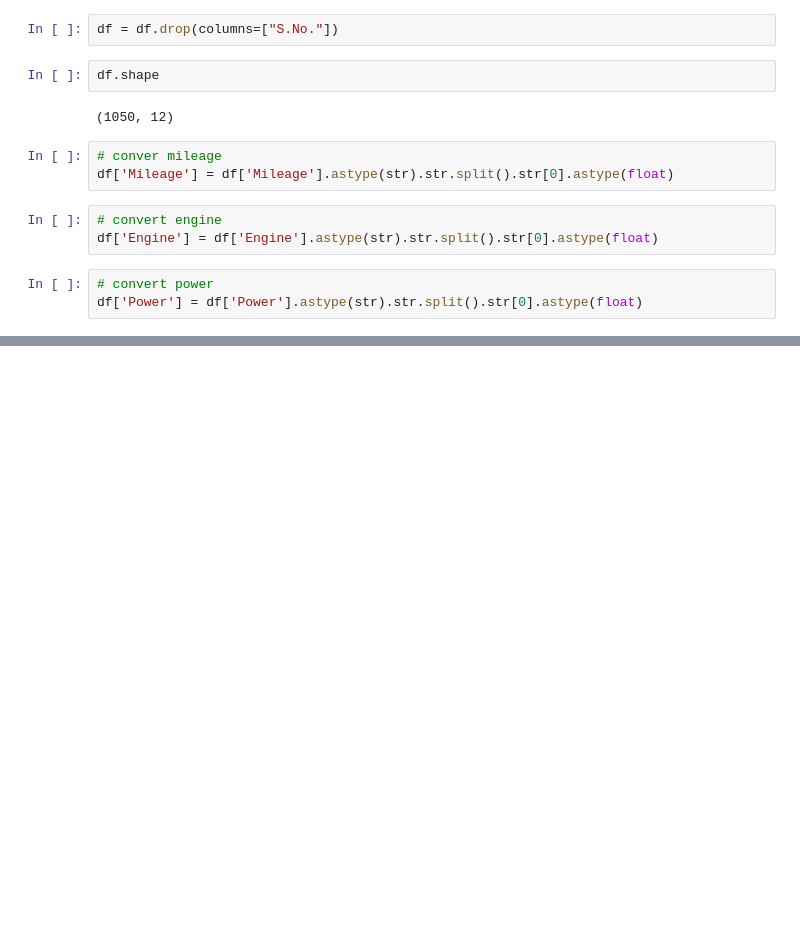
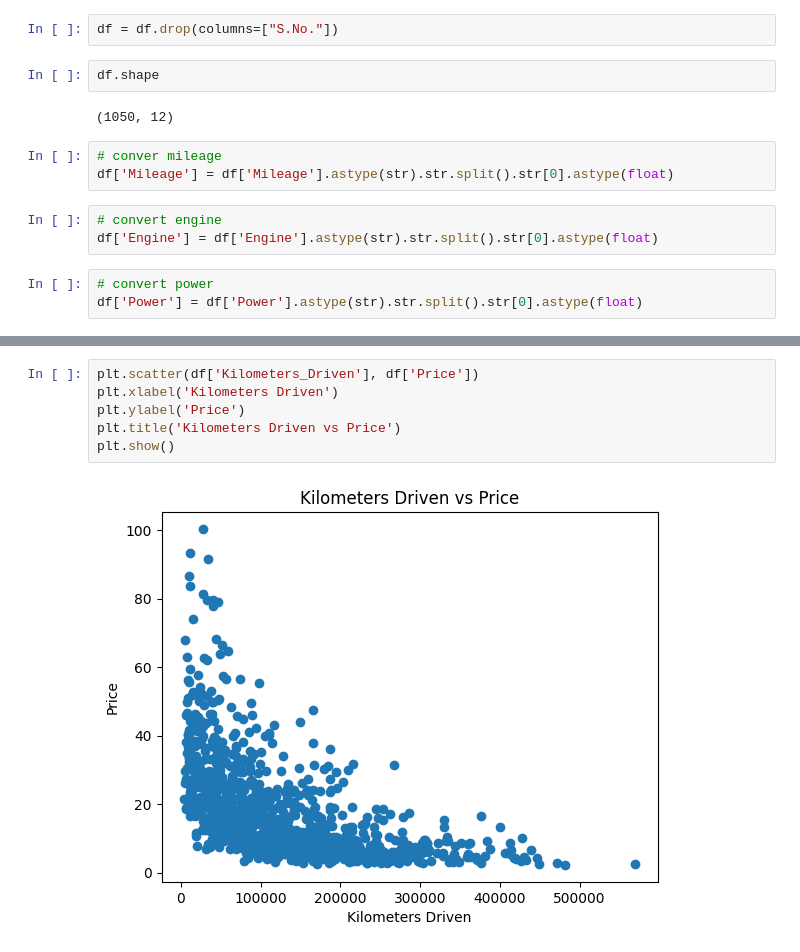
Before and after one commit to sayalivadya1654-cell/Car-Resale-Price-Prediction, a Jupyter notebook: Car_Resale_Price_Prediction.ipynb, the cells around one changed output, grey strips where cells are left out. Drawn from its saved outputs; the diff is of its cells as text; blank space fills up the shorter version.

```diff
--- a/Car_Resale_Price_Prediction.ipynb
+++ b/Car_Resale_Price_Prediction.ipynb
@@ -107,0 +277,8 @@ df['Power'] = df['Power'].astype(str).str.split().str[0].astype(float)
+# %%
+plt.scatter(df['Kilometers_Driven'], df['Price'])
+plt.xlabel('Kilometers Driven')
+plt.ylabel('Price')
+plt.title('Kilometers Driven vs Price')
+plt.show()
+# %% [output]
+[figure, added]
```
Also changed, not shown: parts of 29 cells of this notebook.
